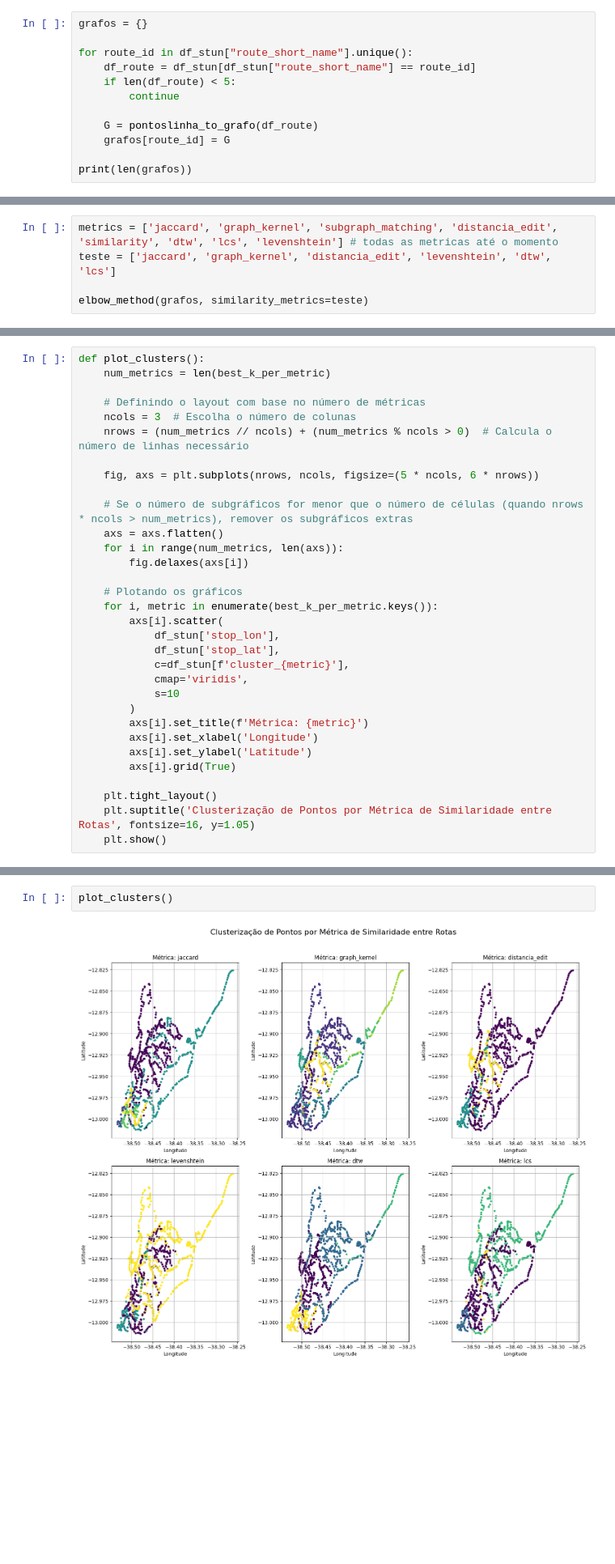
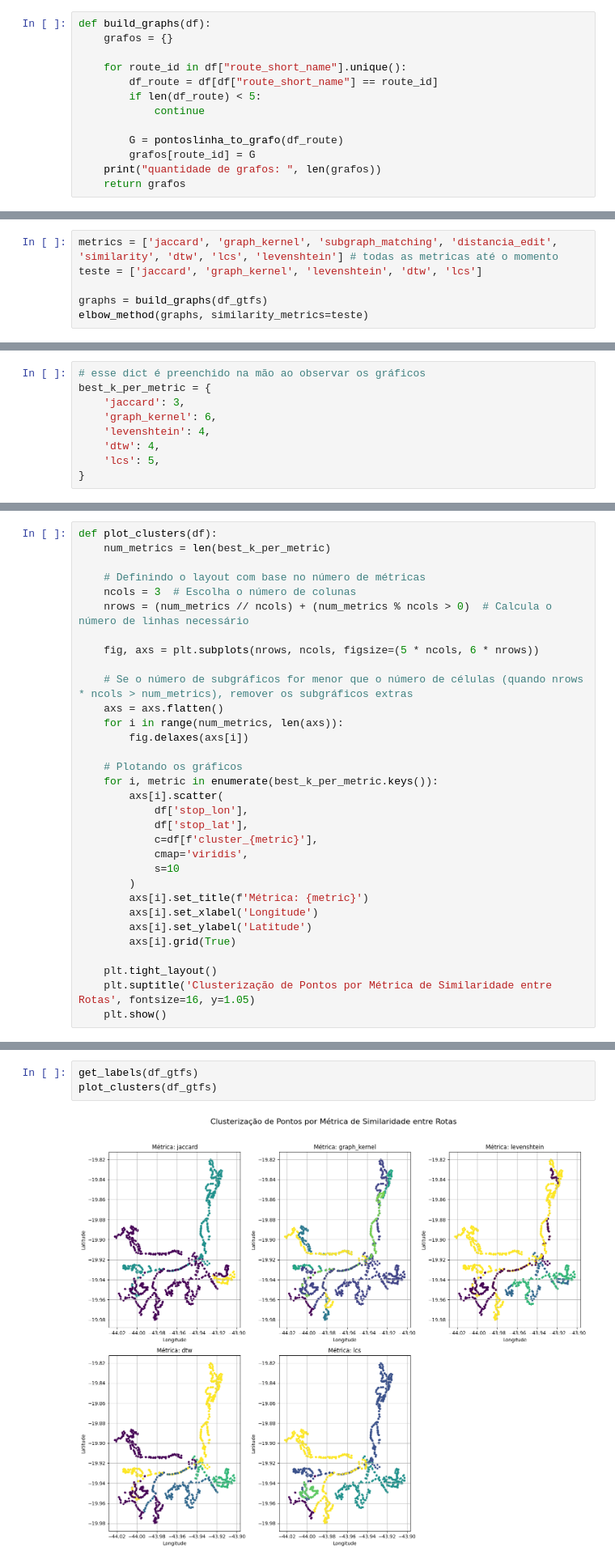
Before and after one commit to jorgenery/grafo-clusters, a Jupyter notebook: notebooks/kmeans.ipynb, the cells around one changed output, grey strips where cells are left out. Shown at 81% size. Drawn from its saved outputs; the diff is of its cells as text; blank space fills up the shorter version.

```diff
--- a/notebooks/kmeans.ipynb
+++ b/notebooks/kmeans.ipynb
@@ -436,14 +459,15 @@ def matriz_similaridade(lista_grafos, medida_de_distancia='similarity'):
 # %% [markdown]
 Construindo um grafo para cada linha
 # %%
-grafos = {}
+def build_graphs(df):
+    grafos = {}
 
-for route_id in df_stun["route_short_name"].unique():
-    df_route = df_stun[df_stun["route_short_name"] == route_id]
-    if len(df_route) < 5:
-        continue
+    for route_id in df["route_short_name"].unique():
+        df_route = df[df["route_short_name"] == route_id]
+        if len(df_route) < 5:
+            continue
 
-    G = pontoslinha_to_grafo(df_route)
-    grafos[route_id] = G
-
-print(len(grafos))
+        G = pontoslinha_to_grafo(df_route)
+        grafos[route_id] = G
+    print("quantidade de grafos: ", len(grafos))
+    return grafos
@@ -498,7 +522,8 @@ def elbow_method(lista_grafos, ncols=3, max_clusters=10, similarity_metrics=None
     plt.show()
 # %%
 metrics = ['jaccard', 'graph_kernel', 'subgraph_matching', 'distancia_edit', 'similarity', 'dtw', 'lcs', 'levenshtein'] # todas as metricas até o momento
-teste = ['jaccard', 'graph_kernel', 'distancia_edit', 'levenshtein', 'dtw', 'lcs']
+teste = ['jaccard', 'graph_kernel', 'levenshtein', 'dtw', 'lcs']
 
-elbow_method(grafos, similarity_metrics=teste)
+graphs = build_graphs(df_gtfs)
+elbow_method(graphs, similarity_metrics=teste)
 # %% [output]
@@ -507,4 +533,13 @@ elbow_method(grafos, similarity_metrics=teste)
 ## Gráficos e Mapas
 # %% [markdown]
 ### Salvando as labels com base nas observações do método do cotovelo
+# %%
+# esse dict é preenchido na mão ao observar os gráficos
+best_k_per_metric = {
+    'jaccard': 3,
+    'graph_kernel': 6,
+    'levenshtein': 4,
+    'dtw': 4,
+    'lcs': 5,
+}
 # %%
@@ -545,5 +571,5 @@ for metric, k in best_k_per_metric.items():
 # %%
-def plot_clusters():
+def plot_clusters(df):
     num_metrics = len(best_k_per_metric)
 
     # Definindo o layout com base no número de métricas
@@ -560,9 +586,9 @@ def plot_clusters():
     # Plotando os gráficos
     for i, metric in enumerate(best_k_per_metric.keys()):
         axs[i].scatter(
-            df_stun['stop_lon'],
-            df_stun['stop_lat'],
-            c=df_stun[f'cluster_{metric}'],
+            df['stop_lon'],
+            df['stop_lat'],
+            c=df[f'cluster_{metric}'],
             cmap='viridis',
             s=10
         )
@@ -577,7 +605,8 @@ def plot_clusters():
 # %%
-plot_clusters()
+get_labels(df_gtfs)
+plot_clusters(df_gtfs)
 # %% [output]
-[figure, old version]
+[figure, new version]
 # %% [markdown]
 ### Colorindo as rotas originais
 # %%
```
Also changed, not shown: parts of 15 cells of this notebook.
